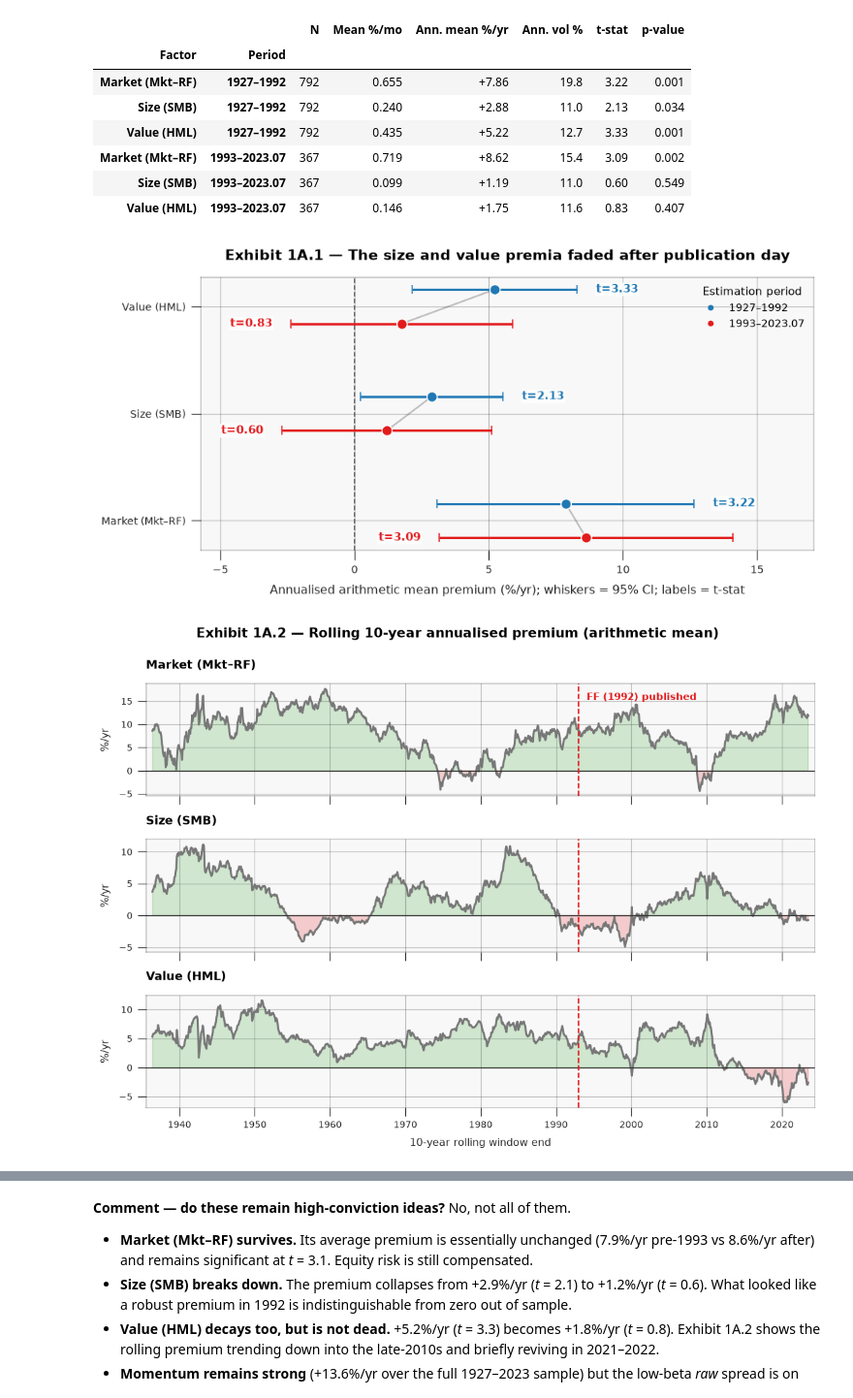
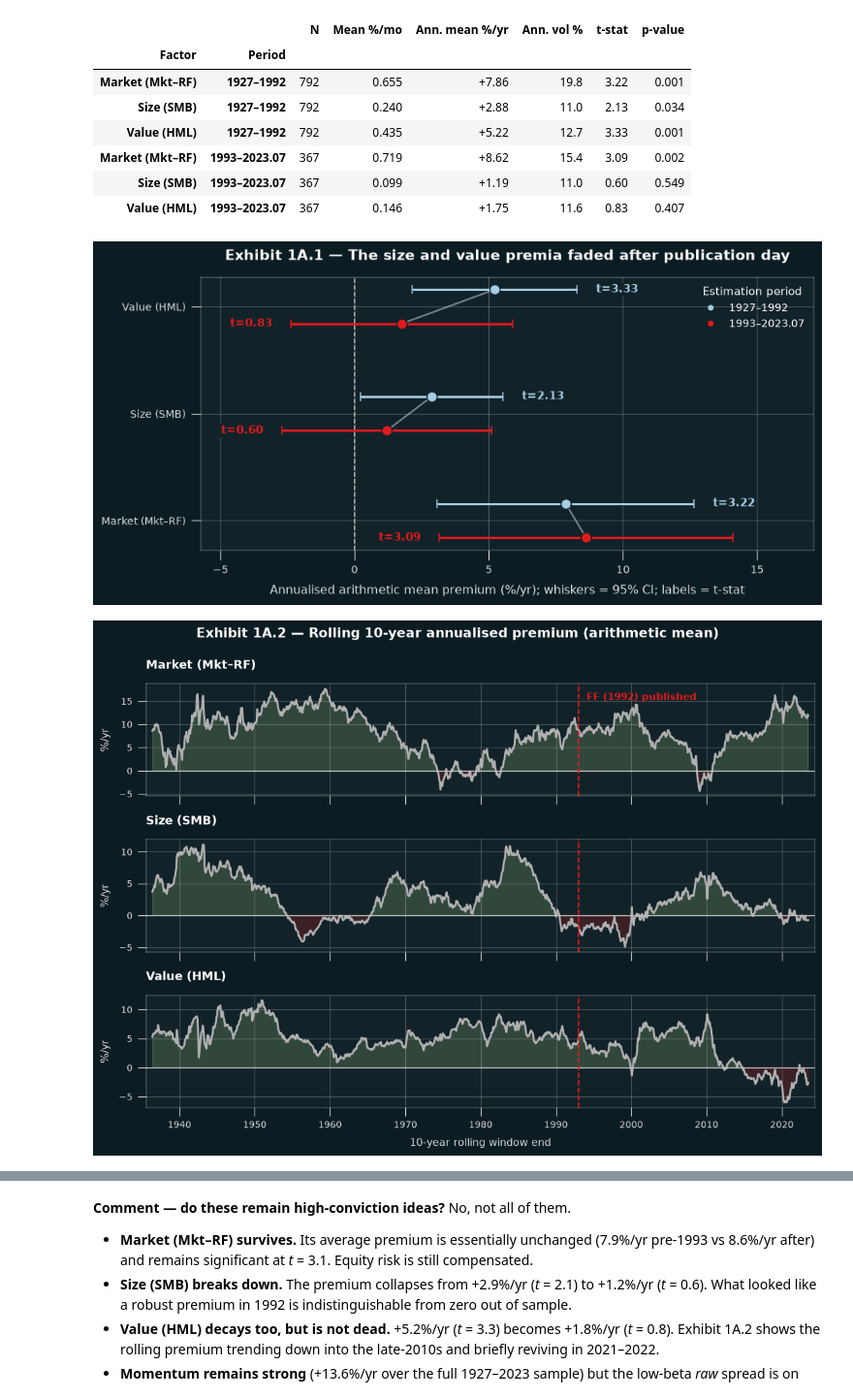
Before and after one commit to Prolead1/goldman2, a Jupyter notebook: notebooks/part1-factor-investing.ipynb, the cells around one changed output, grey strips where cells are left out. Shown at 97% size. Saved outputs shown, nothing was run; the diff lists cells and outputs as text; code cells hidden in the pictures.

Commit message:
Switch Part 1 exhibits to the dark qbstyles theme

```diff
--- a/notebooks/part1-factor-investing.ipynb
+++ b/notebooks/part1-factor-investing.ipynb
@@ -27,15 +27,16 @@ import statsmodels.api as sm
 from statsmodels.nonparametric.smoothers_lowess import lowess
 from pathlib import Path
 
+from matplotlib.colors import to_hex, to_rgba
+
 from qbstyles import mpl_style
 
 from goldman2 import load_ff3, load_msci_returns, load_portfolios
 
 # --- house style -----------------------------------------------------------------
 # minor_ticks=False avoids qbstyles' overlay-axes monkey patch (matplotlib>=3.9)
-mpl_style(dark=False, minor_ticks=False)
+mpl_style(dark=True, minor_ticks=False)
 plt.rcParams.update({
-    "figure.facecolor": "white",
     "figure.dpi": 110,
     "axes.titlesize": 12.5,
     "axes.titleweight": "bold",
@@ -45,12 +46,20 @@ plt.rcParams.update({
     "axes.grid": True,
 })
 
-# semantic colours (qbstyles / ColorBrewer Paired palette)
+# semantic colours drawn from the qbstyles / ColorBrewer Paired cycle, using
+# its lighter half so lines stay legible on the dark panel (momentum keeps red)
 C = {
-    "market": "#1F78B4", "value": "#33A02C", "minvol": "#6A3D9A",
-    "ew": "#FF7F00", "momentum": "#E31A1C", "multi": "#008B8B",
-    "pos": "#33A02C", "neg": "#E31A1C", "neutral": "#777777",
+    "market": "#A6CEE3", "value": "#B2DF8A", "minvol": "#CAB2D6",
+    "ew": "#FDBF6F", "momentum": "#E31A1C", "multi": "#FFFFFF",
+    "pos": "#B2DF8A", "neg": "#E31A1C", "neutral": "#B0B0B0",
 }
+
+# effective (composited) panel colour of the dark theme, used for marker edges
+# and text boxes that must mask what is behind them
+FIG_BG = to_rgba(plt.rcParams["figure.facecolor"])
+AX_BG = to_rgba(plt.rcParams["axes.facecolor"])
+PANEL = to_hex([AX_BG[3] * c + (1 - AX_BG[3]) * f for c, f in zip(AX_BG[:3], FIG_BG[:3])])
+MUTED = "#9AA7AD"
 
 REPO = Path.cwd()
 while not (REPO / "pyproject.toml").exists():
@@ -61,7 +70,8 @@ EXPORTS.mkdir(parents=True, exist_ok=True)
 
 def save_exhibit(fig, name):
     """Save the current exhibit for the write-up and display it inline."""
-    fig.savefig(EXPORTS / f"{name}.png", dpi=200, bbox_inches="tight", facecolor="white")
+    fig.savefig(EXPORTS / f"{name}.png", dpi=200, bbox_inches="tight",
+                facecolor=fig.get_facecolor())
     plt.show()
 
 
@@ -140,35 +150,35 @@ Table 1A.1 — FF3 average premia and t-statistics by period (monthly %, arithme
 # %%
 # Exhibit 1A.1 — premium decay: annualised mean with 95% confidence interval
 fig, ax = plt.subplots(figsize=(9.6, 4.3))
 colours = {"1927–1992": C["market"], "1993–2023.07": C["momentum"]}
 
 for i, (factor, label) in enumerate(FACTORS.items()):
     stats_row = premium_table.loc[(label, slice(None))].reset_index()
     for j, row in stats_row.iterrows():
         m = row["Ann. mean %/yr"]
         se = row["Ann. vol %"] * np.sqrt(12) / np.sqrt(row["N"])   # SE of the annualised mean
         y = i + (0.16 if j == 0 else -0.16)
         c = colours[row["Period"]]
         ci = 1.96 * se
         ax.errorbar(m, y, xerr=ci, fmt="o", color=c, markersize=9,
-                    capsize=4, lw=2, markeredgecolor="white", markeredgewidth=1.0, zorder=3)
+                    capsize=4, lw=2, markeredgecolor=PANEL, markeredgewidth=1.0, zorder=3)
         lx = m + ci + 0.7 if j == 0 else m - ci - 0.7
         ax.text(lx, y, f"t={row['t-stat']:.2f}", ha="left" if j == 0 else "right", va="center",
                 fontsize=9.5, color=c, fontweight="bold", zorder=4,
-                bbox=dict(facecolor="white", edgecolor="none", alpha=0.85, pad=1.2))
+                bbox=dict(facecolor=PANEL, edgecolor="none", alpha=0.9, pad=1.2))
     ax.plot(stats_row["Ann. mean %/yr"], [i + 0.16, i - 0.16],
-            color="#BBBBBB", lw=1.4, zorder=1)
+            color="#7A8A92", lw=1.4, zorder=1)
 
-ax.axvline(0, color="#555555", lw=1.1, ls="--")
+ax.axvline(0, color="#C0C0C0", lw=1.1, ls="--")
 ax.set_yticks(range(len(FACTORS)), [FACTORS[f] for f in FACTORS])
 ax.set_xlabel("Annualised arithmetic mean premium (%/yr); whiskers = 95% CI; labels = t-stat")
 ax.set_title("Exhibit 1A.1 — The size and value premia faded after publication day")
 handles = [plt.Line2D([], [], marker="o", ls="", color=c, label=p) for p, c in colours.items()]
 ax.legend(handles=handles, loc="upper right", title="Estimation period")
 ax.margins(x=0.18)
 save_exhibit(fig, "1a_premium_decay_ci")
 # %% [output]
-[figure, old version]
+[figure, new version]
 # %%
 # Exhibit 1A.2 — rolling 10-year annualised premium, small multiples with sign shading
 factors = list(FACTORS)
@@ -181,7 +191,7 @@ for ax, factor in zip(axes, factors):
     ax.fill_between(x, s, 0, where=s >= 0, color=C["pos"], alpha=0.20, interpolate=True)
     ax.fill_between(x, s, 0, where=s < 0, color=C["neg"], alpha=0.20, interpolate=True)
     ax.plot(x, s, color=C["neutral"], lw=2.0)
-    ax.axhline(0, color="#333333", lw=0.9)
+    ax.axhline(0, color="#C0C0C0", lw=0.9)
     ax.axvline(pd.Timestamp("1993-01-01"), color=C["momentum"], lw=1.4, ls="--")
     ax.set_ylabel("%/yr")
     ax.set_title(FACTORS[factor], loc="left", fontsize=11.5)
@@ -195,7 +205,7 @@ fig.suptitle("Exhibit 1A.2 — Rolling 10-year annualised premium (arithmetic me
 fig.tight_layout()
 save_exhibit(fig, "1a_rolling_premia")
 # %% [output]
-[figure, old version]
+[figure, new version]
 # %%
 # The two long-short spreads reused in 1D and 1E
 spread_table = pd.DataFrame({
```
Also changed, not shown: parts of 5 cells of this notebook, 7 other files.
